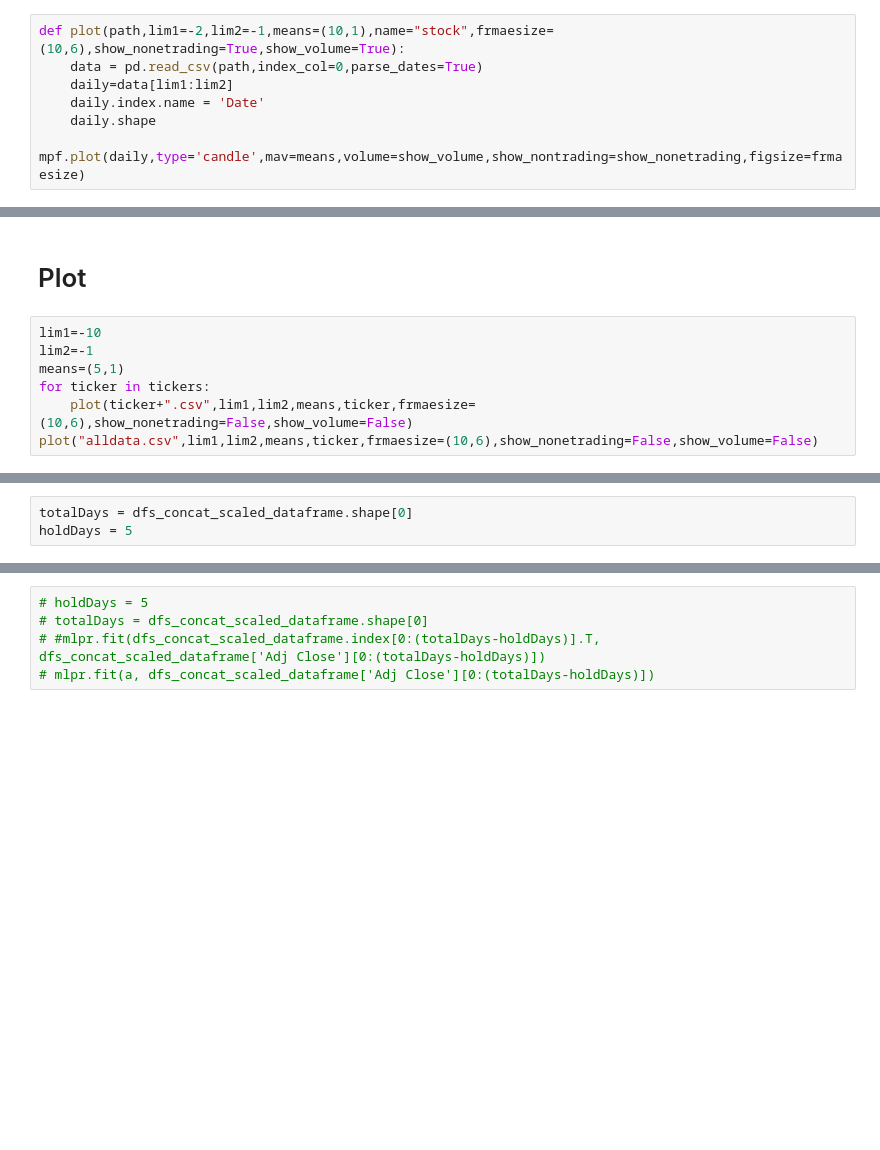
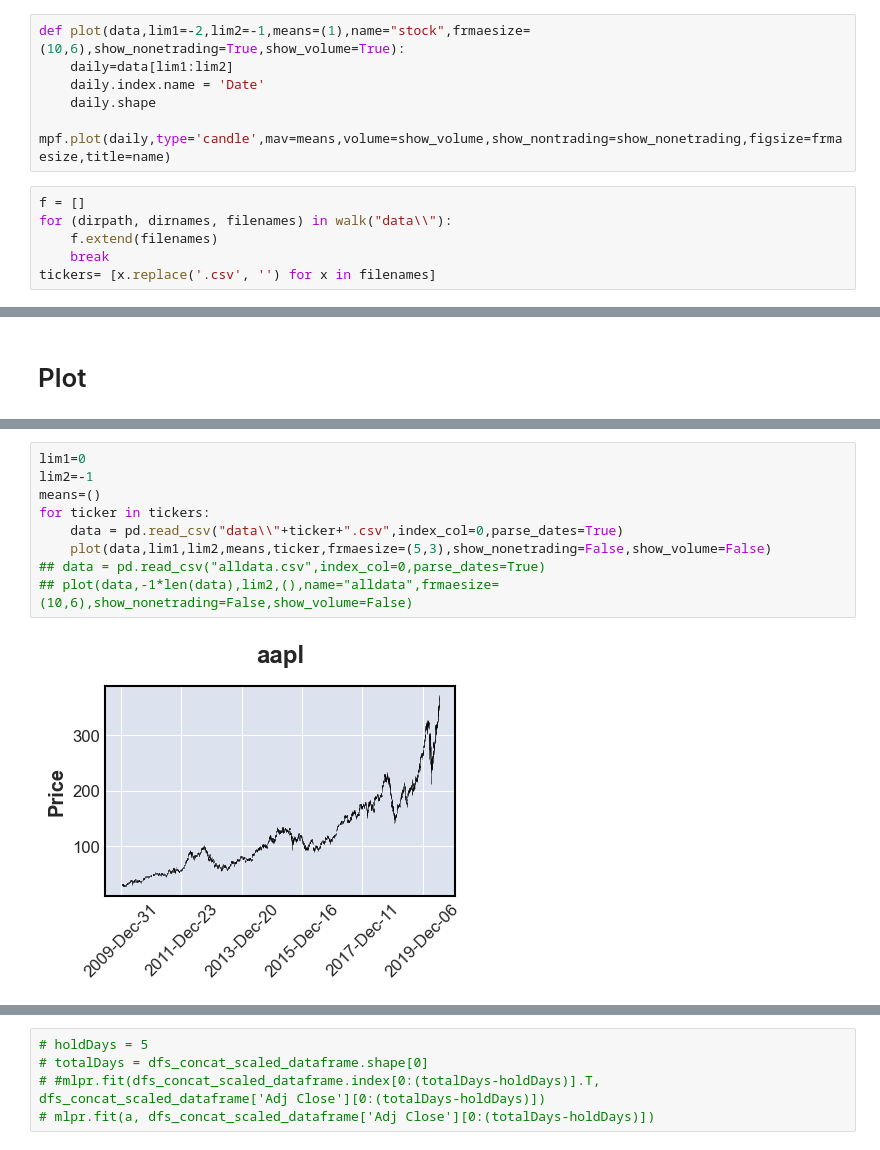
Before and after one commit to arminsalmasi/DNN_regression_yahoo_finance_pipeline, a Jupyter notebook: yahoopipeline_multifeature.ipynb, the cells around one changed output, grey strips where cells are left out. Saved outputs shown, nothing was run; the diff lists cells and outputs as text; blank space fills up the shorter version.

```diff
--- a/yahoopipeline_multifeature.ipynb
+++ b/yahoopipeline_multifeature.ipynb
@@ -46,8 +23,13 @@ import mplfinance as mpf
 # %%
-def plot(path,lim1=-2,lim2=-1,means=(10,1),name="stock",frmaesize=(10,6),show_nonetrading=True,show_volume=True):
-    data = pd.read_csv(path,index_col=0,parse_dates=True)
+def plot(data,lim1=-2,lim2=-1,means=(1),name="stock",frmaesize=(10,6),show_nonetrading=True,show_volume=True):
     daily=data[lim1:lim2]
     daily.index.name = 'Date'
     daily.shape
-    mpf.plot(daily,type='candle',mav=means,volume=show_volume,show_nontrading=show_nonetrading,figsize=frmaesize)
+    mpf.plot(daily,type='candle',mav=means,volume=show_volume,show_nontrading=show_nonetrading,figsize=frmaesize,title=name)
+# %%
+f = []
+for (dirpath, dirnames, filenames) in walk("data\\"):
+    f.extend(filenames)
+    break
+tickers= [x.replace('.csv', '') for x in filenames]
 # %%
@@ -106,9 +51,2 @@ dtype: object
 # %% [markdown]
 # Plot
-# %%
-lim1=-10
-lim2=-1
-means=(5,1)
-for ticker in tickers:
-    plot(ticker+".csv",lim1,lim2,means,ticker,frmaesize=(10,6),show_nonetrading=False,show_volume=False)
-plot("alldata.csv",lim1,lim2,means,ticker,frmaesize=(10,6),show_nonetrading=False,show_volume=False)
@@ -148,3 +53,11 @@ Features: [0.1363465  0.13673412 0.13909201 0.1390672  0.22909438], Target: 0.13
-# %%
-totalDays = dfs_concat_scaled_dataframe.shape[0]
-holdDays = 5
+# %%
+lim1=0
+lim2=-1
+means=()
+for ticker in tickers:
+    data = pd.read_csv("data\\"+ticker+".csv",index_col=0,parse_dates=True)
+    plot(data,lim1,lim2,means,ticker,frmaesize=(5,3),show_nonetrading=False,show_volume=False)
+## data = pd.read_csv("alldata.csv",index_col=0,parse_dates=True)
+## plot(data,-1*len(data),lim2,(),name="alldata",frmaesize=(10,6),show_nonetrading=False,show_volume=False)
+# %% [output]
+[figure, added]
```
Also changed, not shown: parts of 16 cells of this notebook, 1 other file.
